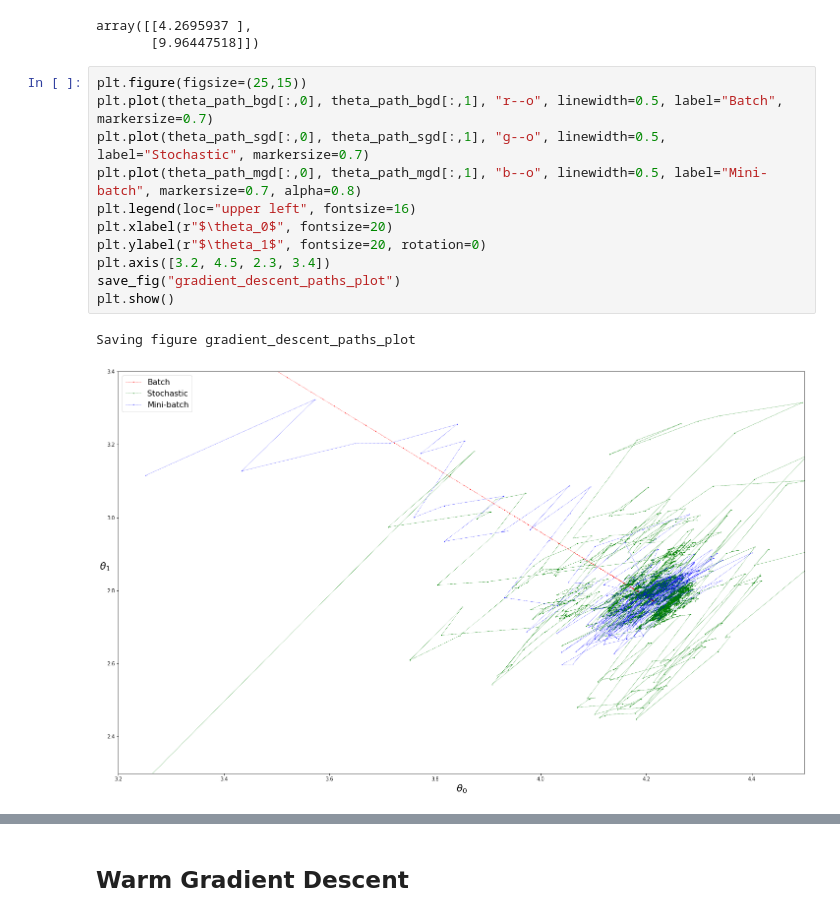
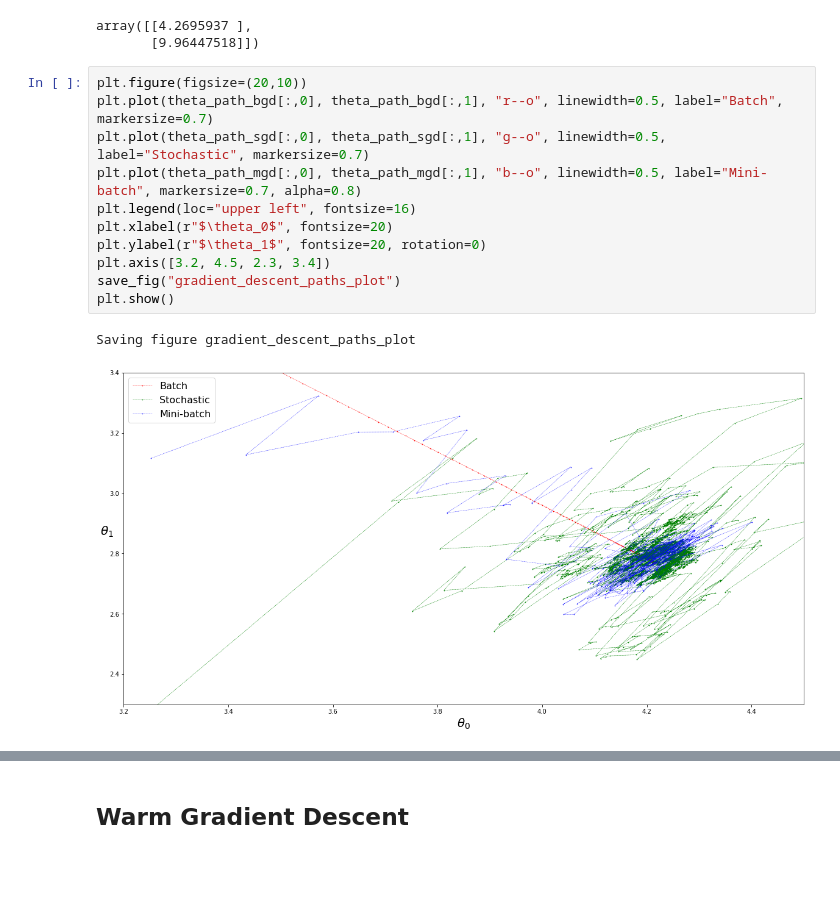
Before and after one commit to MatthieuSarkis/temperature_Gradient_Descent, a Jupyter notebook: warm_GD.ipynb, the cells around one changed output, grey strips where cells are left out. Saved outputs shown, nothing was run; the diff lists cells and outputs as text; blank space fills up the shorter version.

```diff
--- a/warm_GD.ipynb
+++ b/warm_GD.ipynb
@@ -170,17 +170,17 @@ X_new_b.dot(theta)
 array([[4.2695937 ],
        [9.96447518]])
 # %%
-plt.figure(figsize=(25,15))
+plt.figure(figsize=(20,10))
 plt.plot(theta_path_bgd[:,0], theta_path_bgd[:,1], "r--o", linewidth=0.5, label="Batch", markersize=0.7)
 plt.plot(theta_path_sgd[:,0], theta_path_sgd[:,1], "g--o", linewidth=0.5, label="Stochastic", markersize=0.7)
 plt.plot(theta_path_mgd[:,0], theta_path_mgd[:,1], "b--o", linewidth=0.5, label="Mini-batch", markersize=0.7, alpha=0.8)
 plt.legend(loc="upper left", fontsize=16)
 plt.xlabel(r"$\theta_0$", fontsize=20)
 plt.ylabel(r"$\theta_1$", fontsize=20, rotation=0)
 plt.axis([3.2, 4.5, 2.3, 3.4])
 save_fig("gradient_descent_paths_plot")
 plt.show()
 # %% [output]
 Saving figure gradient_descent_paths_plot
-[figure, old version]
+[figure, new version]
 # %%
```
Also changed, not shown: parts of 9 cells of this notebook, 7 other files.
